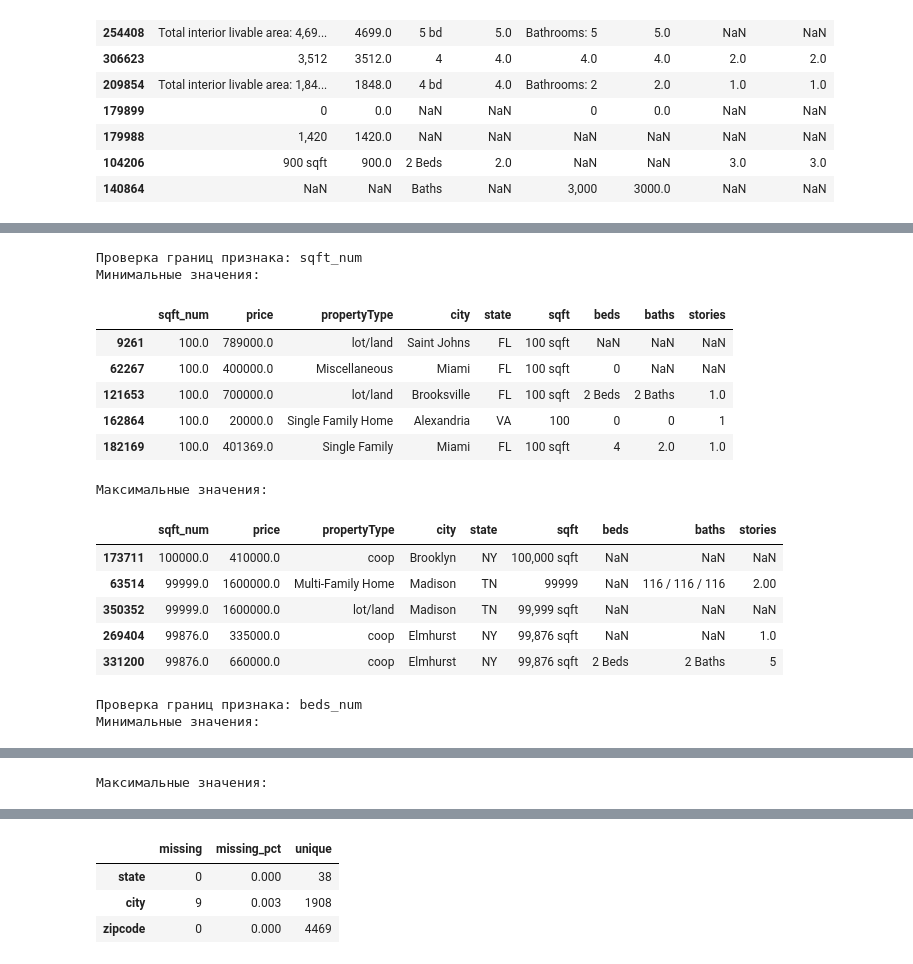
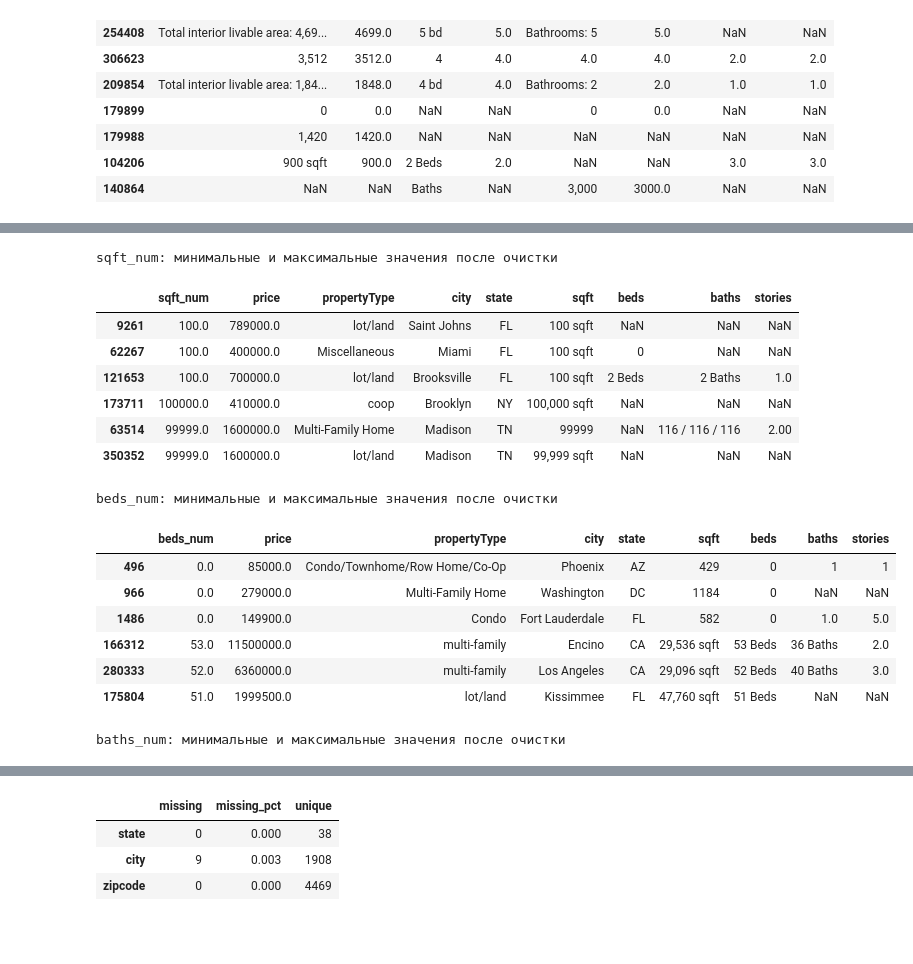
Before and after one commit to Aleksandr219-0/sf_data_science, a Jupyter notebook: Итоговый проект первого года обучения/DS.ipynb, the cells around one changed output, grey strips where cells are left out. Cells and saved outputs as stored; diff of their text form; code cells hidden in the pictures; blank space fills up the shorter version.

```diff
--- a/Итоговый проект первого года обучения/DS.ipynb
+++ b/Итоговый проект первого года обучения/DS.ipynb
@@ -384,19 +343,12 @@ $320,000, тогда как средняя — примерно $645,564. Кра
 # %%
 import re
 
-
 def normalize_numeric_text(value) -> str:
-    """Преобразует значение в нормализованную текстовую строку."""
+    """Приводит значение к удобному для парсинга виду."""
     if pd.isna(value):
         return ''
 
-    return (
-        str(value)
-        .strip()
-        .lower()
-        .replace(',', '')
-    )
-
+    return str(value).strip().lower().replace(',', '')
 
 def parse_sqft(value) -> float:
     """Извлекает площадь объекта в квадратных футах."""
@@ -417,7 +369,6 @@ def parse_sqft(value) -> float:
 
     return np.nan
 
-
 def parse_beds(value) -> float:
     """Извлекает количество спален."""
     text = normalize_numeric_text(value)
@@ -436,7 +387,6 @@ def parse_beds(value) -> float:
             return float(match.group(1))
 
     return np.nan
-
 
 def parse_baths(value) -> float:
     """Извлекает количество ванных комнат."""
@@ -458,7 +408,6 @@ def parse_baths(value) -> float:
 
     return np.nan
 
-
 def parse_stories(value) -> float:
     """Извлекает количество этажей."""
     text = normalize_numeric_text(value)
@@ -587,54 +530,41 @@ display(make_numeric_report(sales_df, numeric_columns))
 | baths_num | 33.71 | 0.5 | 2.5 | 60.0 |
 | stories_num | 46.71 | 1.0 | 2.0 | 50.0 |
 # %%
-# Проверка минимальных и максимальных допустимых значений после очистки.
-
 inspection_columns = [
-    'price',
-    'propertyType',
-    'city',
-    'state',
-    'sqft',
-    'beds',
-    'baths',
-    'stories'
+    'price', 'propertyType', 'city', 'state',
+    'sqft', 'beds', 'baths', 'stories'
 ]
 
 for column in numeric_columns:
-    print(f'\nПроверка границ признака: {column}')
+    print(f'\n{column}: минимальные и максимальные значения после очистки')
 
-    print('Минимальные значения:')
     display(
-        sales_df.loc[
-            sales_df[column].notna(),
-            [column] + inspection_columns
-        ]
-        .nsmallest(5, columns=column)
+        pd.concat([
+            sales_df.loc[
+                sales_df[column].notna(),
+                [column] + inspection_columns
+            ].nsmallest(3, column),
+            sales_df.loc[
+                sales_df[column].notna(),
+                [column] + inspection_columns
+            ].nlargest(3, column)
+        ])
     )
-
-    print('Максимальные значения:')
-    display(
-        sales_df.loc[
-            sales_df[column].notna(),
-            [column] + inspection_columns
-        ]
-        .nlargest(5, columns=column)
-    )
 # %% [output]
-Проверка границ признака: sqft_num
-Минимальные значения:
+sqft_num: минимальные и максимальные значения после очистки
 |  | sqft_num | price | propertyType | city | state | sqft | beds | baths | stories |
 | 9261 | 100.0 | 789000.0 | lot/land | Saint Johns | FL | 100 sqft | NaN | NaN | NaN |
 | 62267 | 100.0 | 400000.0 | Miscellaneous | Miami | FL | 100 sqft | 0 | NaN | NaN |
 | 121653 | 100.0 | 700000.0 | lot/land | Brooksville | FL | 100 sqft | 2 Beds | 2 Baths | 1.0 |
-| 162864 | 100.0 | 20000.0 | Single Family Home | Alexandria | VA | 100 | 0 | 0 | 1 |
-| 182169 | 100.0 | 401369.0 | Single Family | Miami | FL | 100 sqft | 4 | 2.0 | 1.0 |
+| 173711 | 100000.0 | 410000.0 | coop | Brooklyn | NY | 100,000 sqft | NaN | NaN | NaN |
+| 63514 | 99999.0 | 1600000.0 | Multi-Family Home | Madison | TN | 99999 | NaN | 116 / 116 / 116 | 2.00 |
+| 350352 | 99999.0 | 1600000.0 | lot/land | Madison | TN | 99,999 sqft | NaN | NaN | NaN |
-Максимальные значения:
+beds_num: минимальные и максимальные значения после очистки
-|  | sqft_num | price | propertyType | city | state | sqft | beds | baths | stories |
-| 173711 | 100000.0 | 410000.0 | coop | Brooklyn | NY | 100,000 sqft | NaN | NaN | NaN |
-| 63514 | 99999.0 | 1600000.0 | Multi-Family Home | Madison | TN | 99999 | NaN | 116 / 116 / 116 | 2.00 |
-| 350352 | 99999.0 | 1600000.0 | lot/land | Madison | TN | 99,999 sqft | NaN | NaN | NaN |
-| 269404 | 99876.0 | 335000.0 | coop | Elmhurst | NY | 99,876 sqft | NaN | NaN | 1.0 |
-| 331200 | 99876.0 | 660000.0 | coop | Elmhurst | NY | 99,876 sqft | 2 Beds | 2 Baths | 5 |
+|  | beds_num | price | propertyType | city | state | sqft | beds | baths | stories |
+| 496 | 0.0 | 85000.0 | Condo/Townhome/Row Home/Co-Op | Phoenix | AZ | 429 | 0 | 1 | 1 |
+| 966 | 0.0 | 279000.0 | Multi-Family Home | Washington | DC | 1184 | 0 | NaN | NaN |
+| 1486 | 0.0 | 149900.0 | Condo | Fort Lauderdale | FL | 582 | 0 | 1.0 | 5.0 |
+| 166312 | 53.0 | 11500000.0 | multi-family | Encino | CA | 29,536 sqft | 53 Beds | 36 Baths | 2.0 |
+| 280333 | 52.0 | 6360000.0 | multi-family | Los Angeles | CA | 29,096 sqft | 52 Beds | 40 Baths | 3.0 |
+| 175804 | 51.0 | 1999500.0 | lot/land | Kissimmee | FL | 47,760 sqft | 51 Beds | NaN | NaN |
-Проверка границ признака: beds_num
-Минимальные значения:
+baths_num: минимальные и максимальные значения после очистки
@@ -662 +585,0 @@ for column in numeric_columns:
-Максимальные значения:
```
Also changed, not shown: parts of 89 cells of this notebook, 1 other file.
